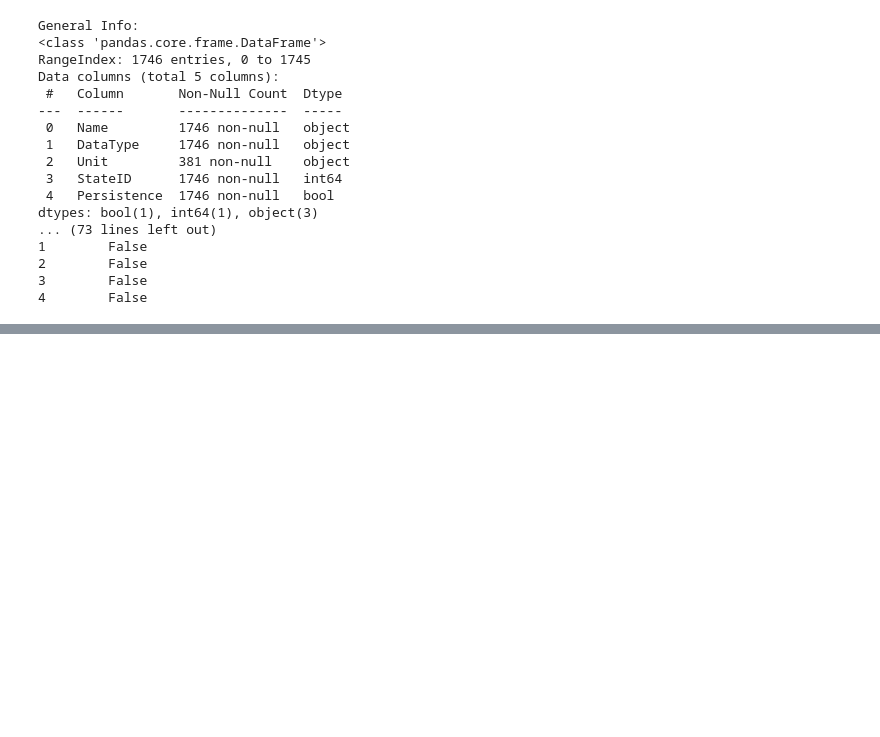
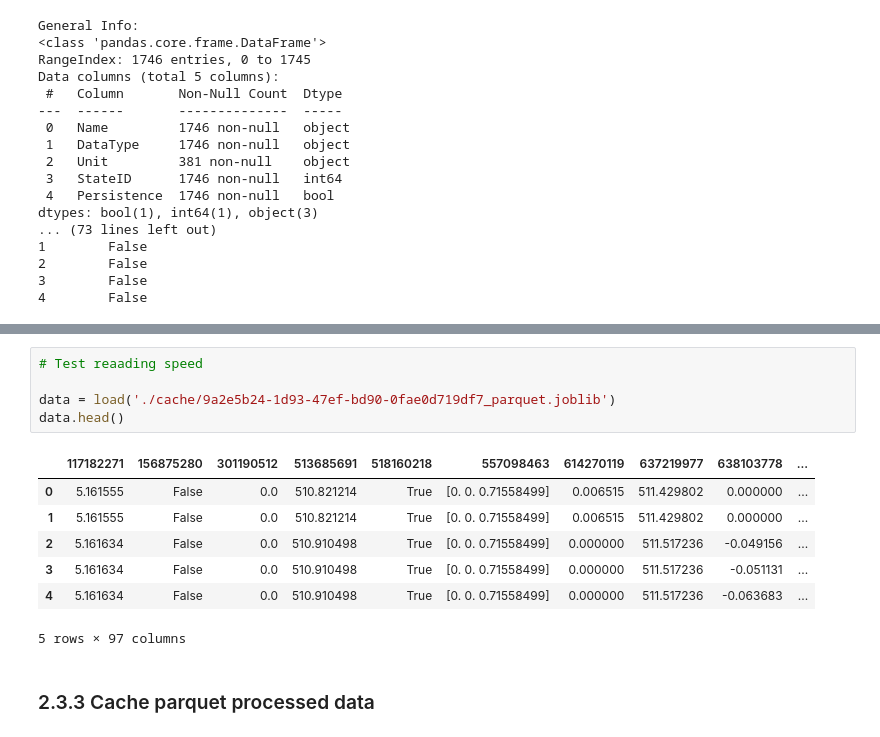
Before and after one commit to EtienneKaiser/loftdynamics, a Jupyter notebook: data_process/data_process.ipynb, the cells around one changed output, grey strips where cells are left out. Drawn from its saved outputs; the diff is of its cells as text; blank space fills up the shorter version.

```diff
--- a/data_process/data_process.ipynb
+++ b/data_process/data_process.ipynb
@@ -276,0 +486,15 @@ print (train_ids)
+# %%
+# Test reaading speed
+
+data = load('./cache/9a2e5b24-1d93-47ef-bd90-0fae0d719df7_parquet.joblib')
+data.head()
+# %% [output]
+|  | 117182271 | 156875280 | 301190512 | 513685691 | 518160218 | 557098463 | 614270119 | 637219977 | 638103778 | ... |
+| 0 | 5.161555 | False | 0.0 | 510.821214 | True | [0. 0. 0.71558499] | 0.006515 | 511.429802 | 0.000000 | ... |
+| 1 | 5.161555 | False | 0.0 | 510.821214 | True | [0. 0. 0.71558499] | 0.006515 | 511.429802 | 0.000000 | ... |
+| 2 | 5.161634 | False | 0.0 | 510.910498 | True | [0. 0. 0.71558499] | 0.000000 | 511.517236 | -0.049156 | ... |
+| 3 | 5.161634 | False | 0.0 | 510.910498 | True | [0. 0. 0.71558499] | 0.000000 | 511.517236 | -0.051131 | ... |
+| 4 | 5.161634 | False | 0.0 | 510.910498 | True | [0. 0. 0.71558499] | 0.000000 | 511.517236 | -0.063683 | ... |
+5 rows × 97 columns
+# %% [markdown]
+### 2.3.3 Cache parquet processed data
```
Also changed, not shown: parts of 23 cells of this notebook.
